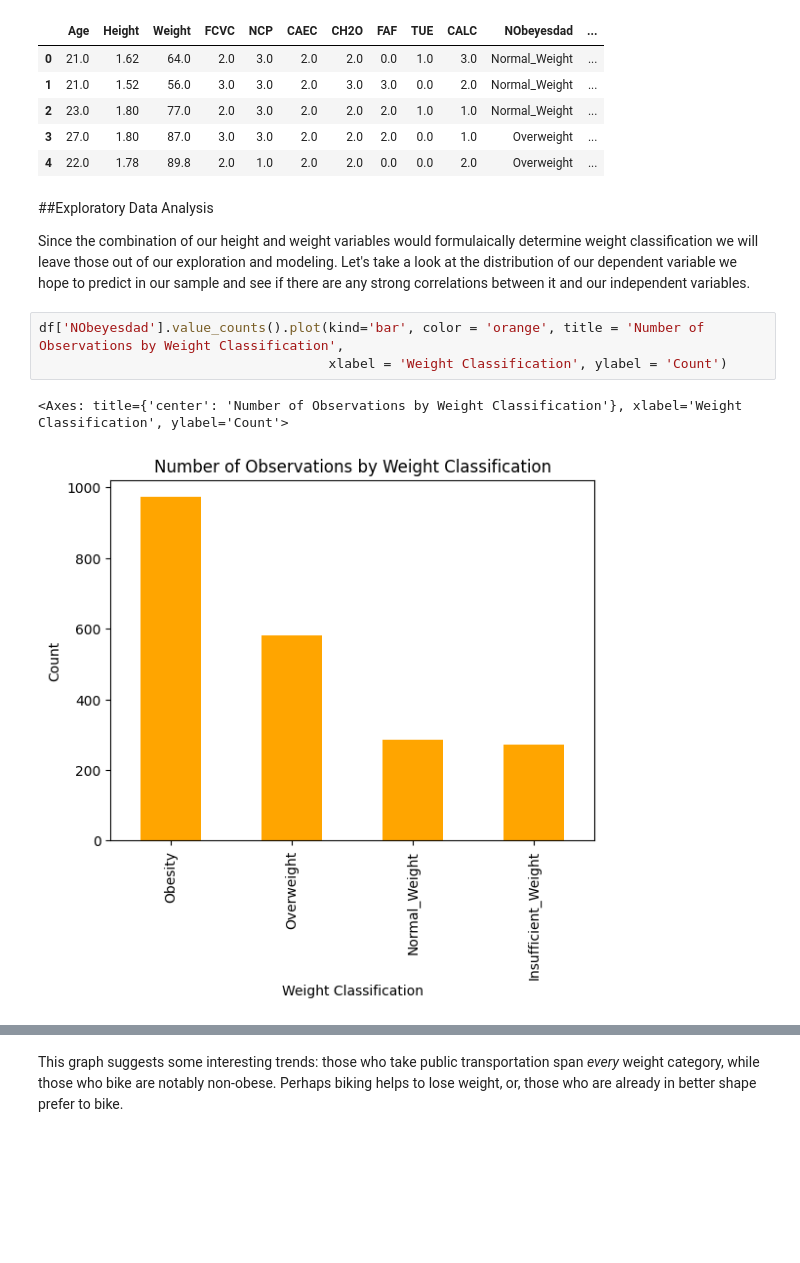
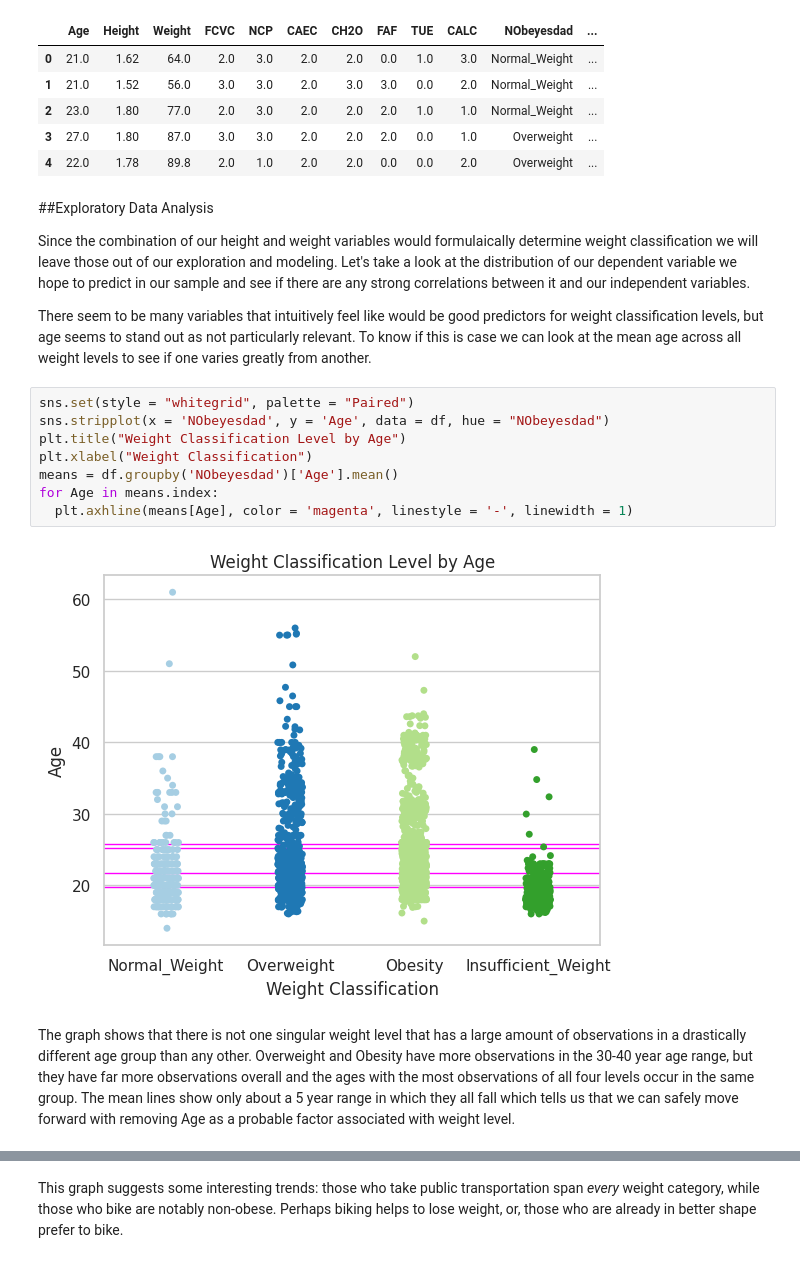
Before and after one commit to zsturk/Dat402_Proj1, a Jupyter notebook: DAT 402 Project 1.ipynb, the cells around one changed output, grey strips where cells are left out. Saved outputs shown, nothing was run; the diff lists cells and outputs as text; blank space fills up the shorter version.

```diff
--- a/DAT 402 Project 1.ipynb
+++ b/DAT 402 Project 1.ipynb
@@ -145,12 +145,20 @@ numeric_df.head()
 ##Exploratory Data Analysis
 
 Since the combination of our height and weight variables would formulaically determine weight classification we will leave those out of our exploration and modeling.  Let's take a look at the distribution of our dependent variable we hope to predict in our sample and see if there are any strong correlations between it and our independent variables.
+
+There seem to be many variables that intuitively feel like would be good predictors for weight classification levels, but age seems to stand out as not particularly relevant. To know if this is case we can look at the mean age across all weight levels to see if one varies greatly from another.
 # %%
-df['NObeyesdad'].value_counts().plot(kind='bar', color = 'orange', title = 'Number of Observations by Weight Classification',
-                                     xlabel = 'Weight Classification', ylabel = 'Count')
+sns.set(style = "whitegrid", palette = "Paired")
+sns.stripplot(x = 'NObeyesdad', y = 'Age', data = df, hue = "NObeyesdad")
+plt.title("Weight Classification Level by Age")
+plt.xlabel("Weight Classification")
+means = df.groupby('NObeyesdad')['Age'].mean()
+for Age in means.index:
+  plt.axhline(means[Age], color = 'magenta', linestyle = '-', linewidth = 1)
 # %% [output]
-<Axes: title={'center': 'Number of Observations by Weight Classification'}, xlabel='Weight Classification', ylabel='Count'>
-[figure, old version]
+[figure, new version]
+# %% [markdown]
+The graph shows that there is not one singular weight level that has a large amount of observations in a drastically different age group than any other. Overweight and Obesity have more observations in the 30-40 year age range, but they have far more observations overall and the ages with the most observations of all four levels occur in the same group. The mean lines show only about a 5 year range in which they all fall which tells us that we can safely move forward with removing Age as a probable factor associated with weight level.
 # %%
 sns.boxplot(data = df,
             x = "MTRANS",
```
Also changed, not shown: parts of 1 cell of this notebook.
